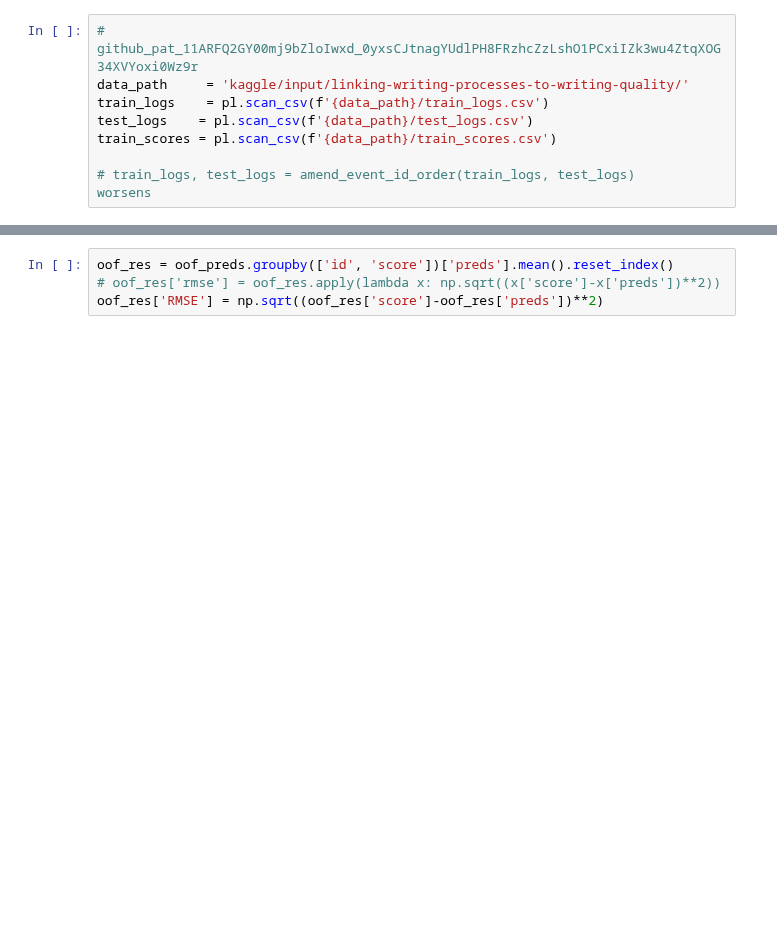
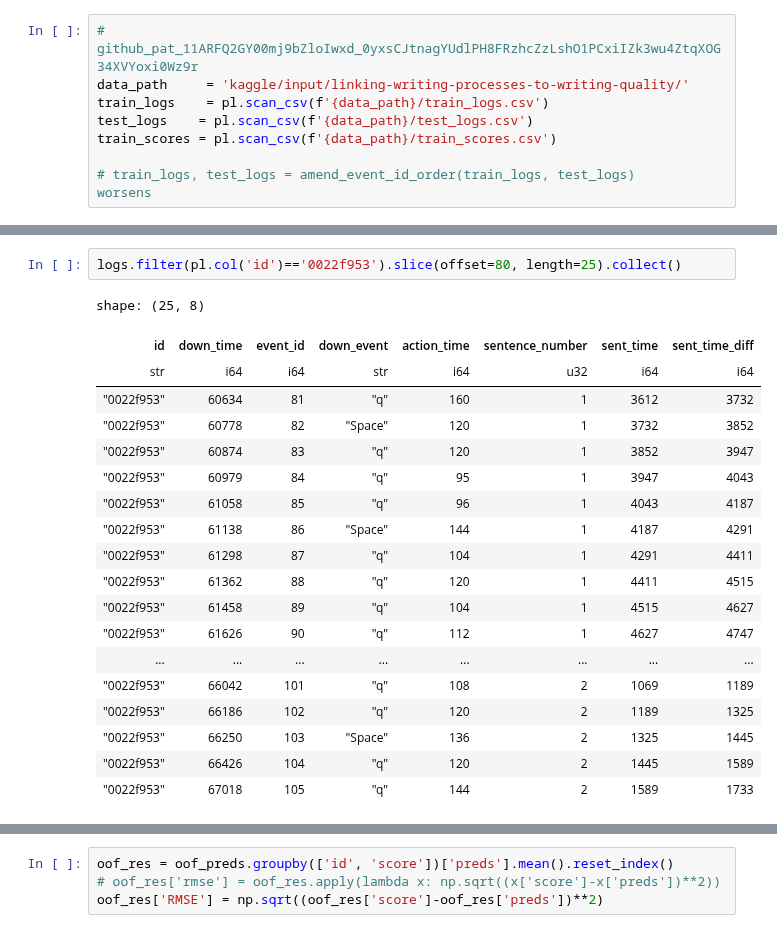
Before and after one commit to uallende/linking_writing_quality, a Jupyter notebook: lqw-clean.ipynb, the cells around one changed output, grey strips where cells are left out. Cells and saved outputs as stored; diff of their text form; blank space fills up the shorter version.

```diff
--- a/lqw-clean.ipynb
+++ b/lqw-clean.ipynb
@@ -26,0 +117,22 @@ TypeError: Expr.sort() takes 1 positional argument but 2 were given
+# %%
+logs.filter(pl.col('id')=='0022f953').slice(offset=80, length=25).collect()
+# %% [output]
+shape: (25, 8)
+| id | down_time | event_id | down_event | action_time | sentence_number | sent_time | sent_time_diff |
+| str | i64 | i64 | str | i64 | u32 | i64 | i64 |
+| "0022f953" | 60634 | 81 | "q" | 160 | 1 | 3612 | 3732 |
+| "0022f953" | 60778 | 82 | "Space" | 120 | 1 | 3732 | 3852 |
+| "0022f953" | 60874 | 83 | "q" | 120 | 1 | 3852 | 3947 |
+| "0022f953" | 60979 | 84 | "q" | 95 | 1 | 3947 | 4043 |
+| "0022f953" | 61058 | 85 | "q" | 96 | 1 | 4043 | 4187 |
+| "0022f953" | 61138 | 86 | "Space" | 144 | 1 | 4187 | 4291 |
+| "0022f953" | 61298 | 87 | "q" | 104 | 1 | 4291 | 4411 |
+| "0022f953" | 61362 | 88 | "q" | 120 | 1 | 4411 | 4515 |
+| "0022f953" | 61458 | 89 | "q" | 104 | 1 | 4515 | 4627 |
+| "0022f953" | 61626 | 90 | "q" | 112 | 1 | 4627 | 4747 |
+| ... | ... | ... | ... | ... | ... | ... | ... |
+| "0022f953" | 66042 | 101 | "q" | 108 | 2 | 1069 | 1189 |
+| "0022f953" | 66186 | 102 | "q" | 120 | 2 | 1189 | 1325 |
+| "0022f953" | 66250 | 103 | "Space" | 136 | 2 | 1325 | 1445 |
+| "0022f953" | 66426 | 104 | "q" | 120 | 2 | 1445 | 1589 |
+| "0022f953" | 67018 | 105 | "q" | 144 | 2 | 1589 | 1733 |
```
Also changed, not shown: parts of 32 cells of this notebook, 3 other files.
